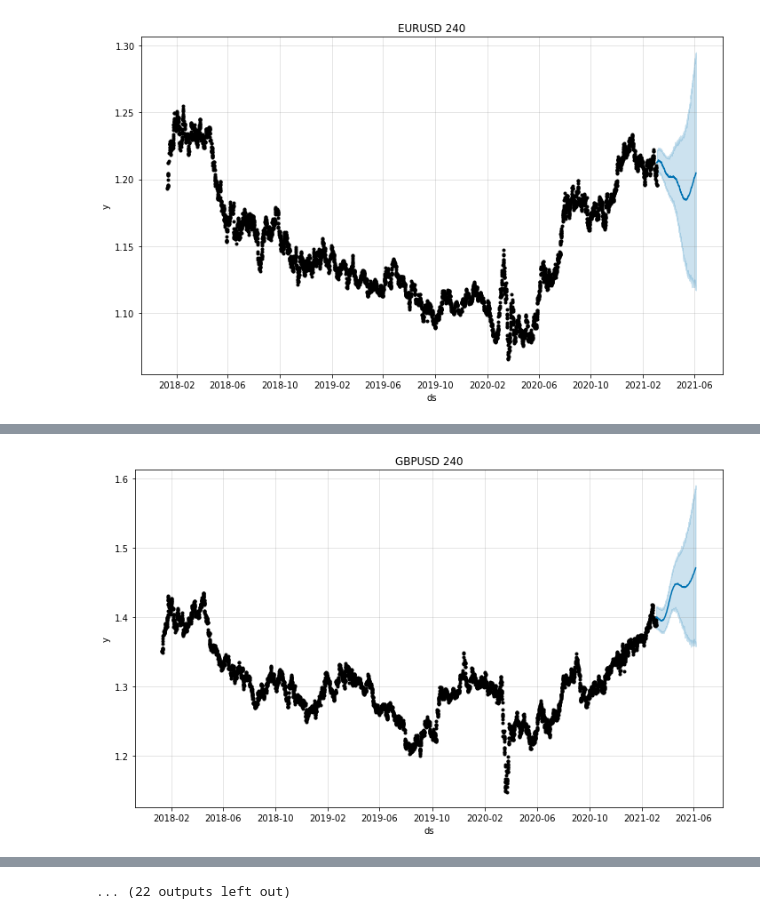
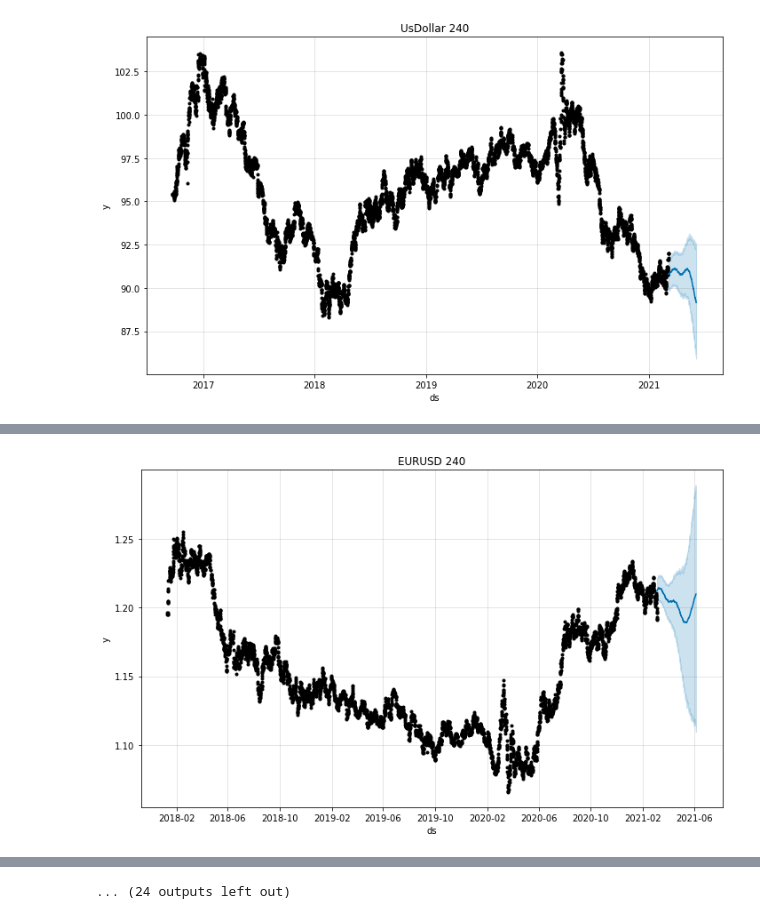
Before and after one commit to querzy/hetjukylgykl2, a Jupyter notebook: fbprophet_4H_prediction.ipynb, the cells around one changed output, grey strips where cells are left out. Drawn from its saved outputs; the diff is of its cells as text; code cells hidden in the pictures.

```diff
--- a/fbprophet_4H_prediction.ipynb
+++ b/fbprophet_4H_prediction.ipynb
@@ -59,13 +43,16 @@ def extractDigits(lst):
 def get_num(xx):
     return int(''.join(ele for ele in xx if ele.isdigit()))
 
-fileLst=['EURUSD240.csv','GBPUSD240.csv','AUDUSD240.csv','USDJPY240.csv','USDCAD240.csv','NZDUSD240.csv','USDCHF240.csv','GBPJPY240.csv','CADJPY240.csv',
+fileLst=['UsDollar240.csv','EURUSD240.csv','GBPUSD240.csv','AUDUSD240.csv','USDJPY240.csv','USDCAD240.csv','NZDUSD240.csv','USDCHF240.csv','GBPJPY240.csv','CADJPY240.csv',
 'EURJPY240.csv','EURGBP240.csv','GBPNZD240.csv','AUDJPY240.csv','NZDJPY240.csv','USDTRY240.csv','XAGUSD240.csv','XAUUSD240.csv']
+
+#fileLst=['UsDollar240.csv']
 
 
 for file in fileLst :
     valperiod=get_num(file)
     filename1 = datetime.now().strftime("%d %b %Y - %H%M")
+    print(filename1)
     filename=file.replace('.csv','')
     parite=filename.replace(str(valperiod),'')
     print(parite)
@@ -89,9 +76,13 @@ for file in fileLst :
 
     model.fit(df)
 
-    future = pd.date_range(start ='2021.03.05 10:00',
+    future = pd.date_range(start ='2021.03.05 22:00',
             end ='2021.06.05 06:00', freq ='4H')
 
+    #future = pd.date_range(start ='2021.03.05 21:00',
+    #        end ='2021.06.05 06:00', freq ='4H')
+
+    future = future[future.dayofweek < 5]#RETIRER WEEKENDS
 
     future = future.strftime('%Y.%m.%d %H:%M').tolist()
 
@@ -102,9 +93,9 @@ for file in fileLst :
     future.columns=['ds']
 
     future['ds']=to_datetime(future['ds'])
-
+    #future2 = model.make_future_dataframe(periods=1060, freq='4H')
     forecast = model.predict(future)
-
+    #forecast = model.predict(future2)
     print(forecast[['ds','yhat','yhat_lower','yhat_upper']].head())
 
     model.plot(forecast)
@@ -125 +117 @@ EURUSD
-[figure, old version]
+[figure, new version]
@@ -135 +128 @@ GBPUSD
-[figure, old version]
+[figure, new version]
@@ -176 +173 @@ NZDUSD
-... (22 outputs left out)
+... (24 outputs left out)
```
Also changed, not shown: parts of 2 cells of this notebook.
